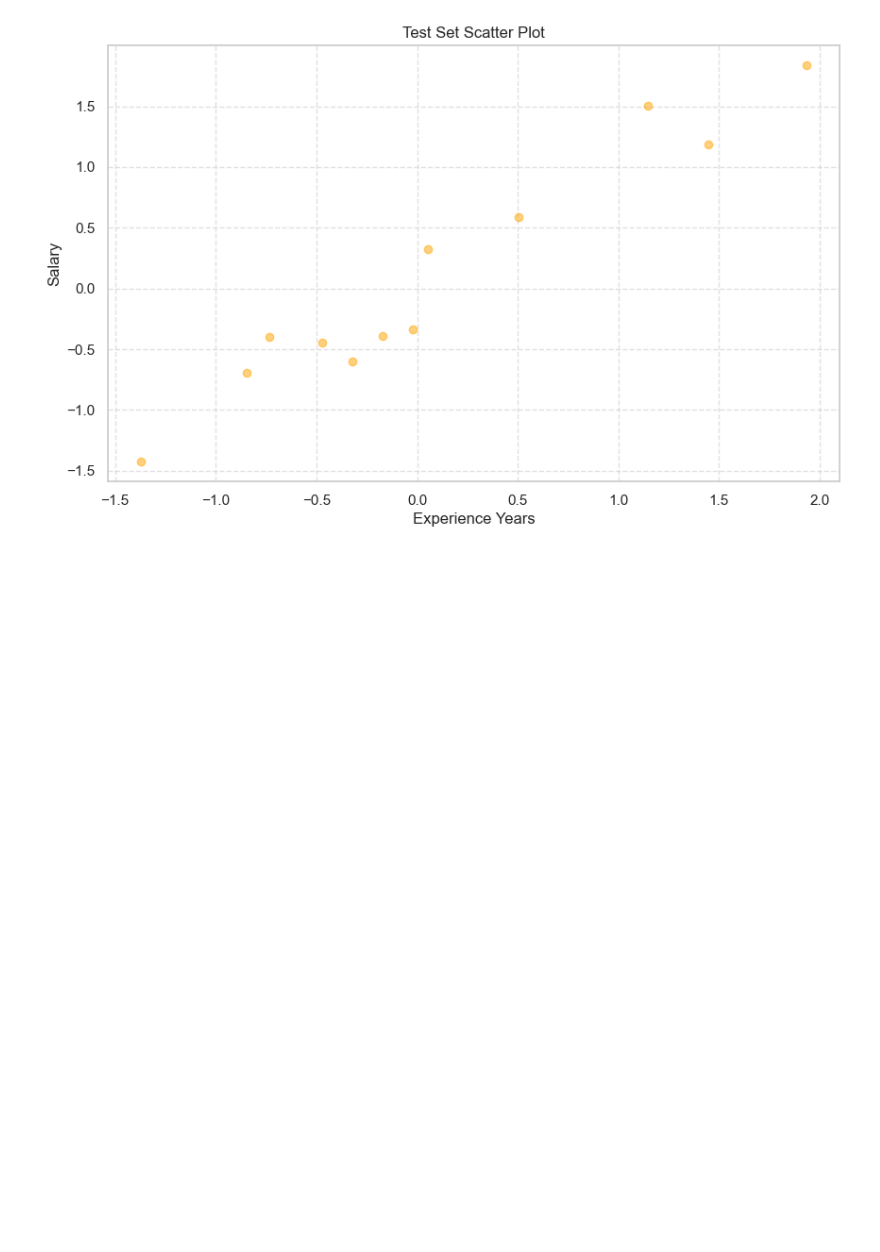
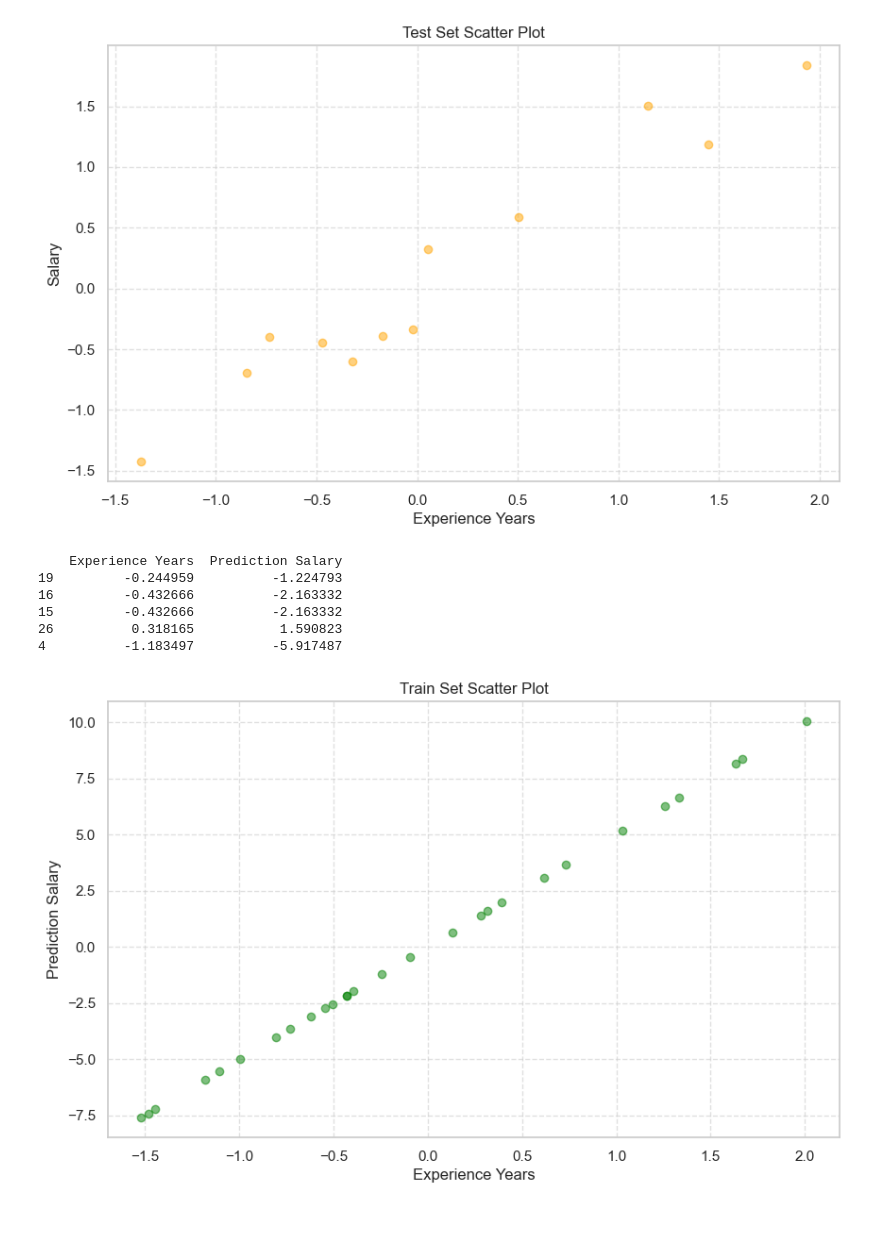
Before and after one commit to hmolhem/Linear-Regression-Pytorch, a Jupyter notebook: salary_regression_oop/salary_regression_oop.ipynb, the cells around one changed output. Saved outputs shown, nothing was run; the diff lists cells and outputs as text; code cells hidden in the pictures; blank space fills up the shorter version.

Commit message:
model linear estimator implemented, split method as well

```diff
--- a/salary_regression_oop/salary_regression_oop.ipynb
+++ b/salary_regression_oop/salary_regression_oop.ipynb
@@ -50,8 +50,11 @@ viz.plot_scatter(data_normalized, x_label, y_label, title="Salary vs Experience
 # %% [output]
 [figure]
 # %%
-train_set, test_set =data.split_data()
-print(f"Train set size: {len(train_set)}, Test set size: {len(test_set)}")
-train_set.shape, test_set.shape
+train_normalized_set, test_normalized_set = data.split_data(df=data_normalized)
+print(f"Train set size: {len(train_normalized_set)}, Test set size: {len(test_normalized_set)}")
+train_normalized_set.shape, test_normalized_set.shape
+
+print(train_normalized_set.head())
+print(test_normalized_set.head())
 # %% [output]
 Train set size: 28, Test set size: 12
@@ -62,5 +76,23 @@ viz.plot_scatter(test_set, x_label, y_label, title="Test Set Scatter Plot", colo
 # %% [output]
 [figure]
 [figure]
+# %%
+model = Model(theta0=0.0, theta1=5.0)
+
+# print(train_normalized_set[x_label].head())
+
+y_hat = model.linear_estimator(train_normalized_set, x_label=x_label, y_label="Prediction Salary")
+print(y_hat.head())
+
+
+viz.plot_scatter(y_hat, x_label=x_label, y_label="Prediction Salary", title="Train Set Scatter Plot", color="green")
+# %% [output]
+    Experience Years  Prediction Salary
+19         -0.244959          -1.224793
+16         -0.432666          -2.163332
+15         -0.432666          -2.163332
+26          0.318165           1.590823
+4          -1.183497          -5.917487
+[figure, added]
 # %% [markdown]
 ###
```
Also changed, not shown: parts of 3 cells of this notebook.
